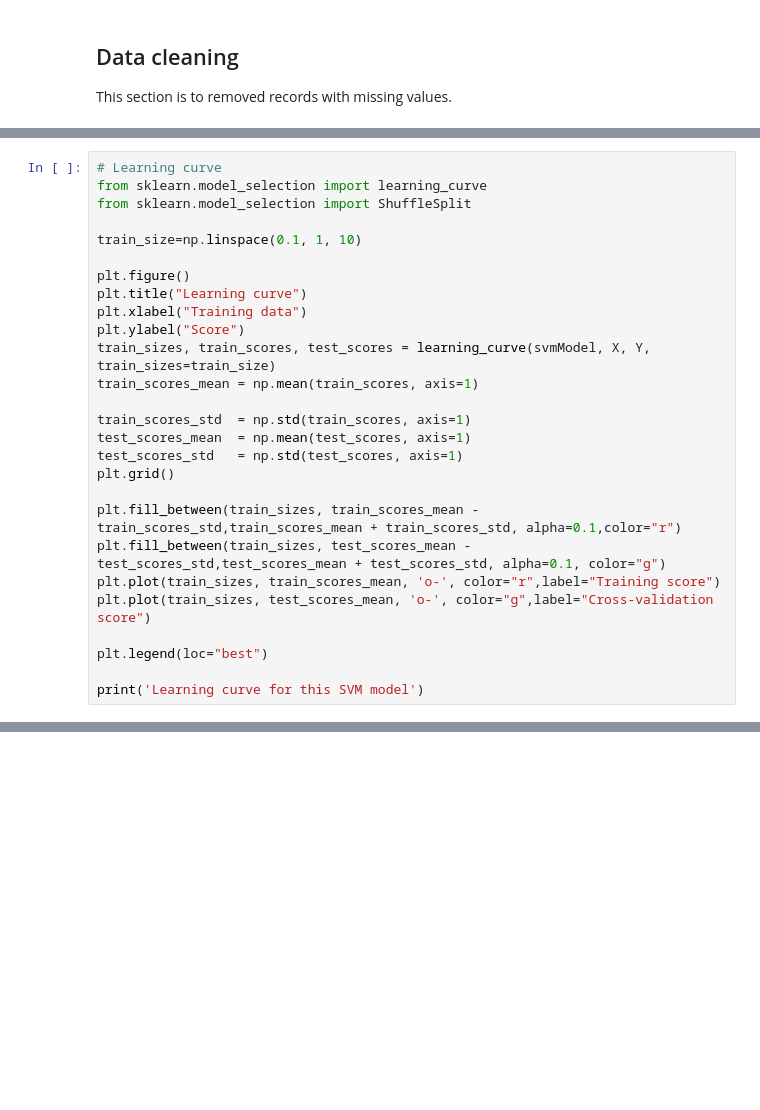
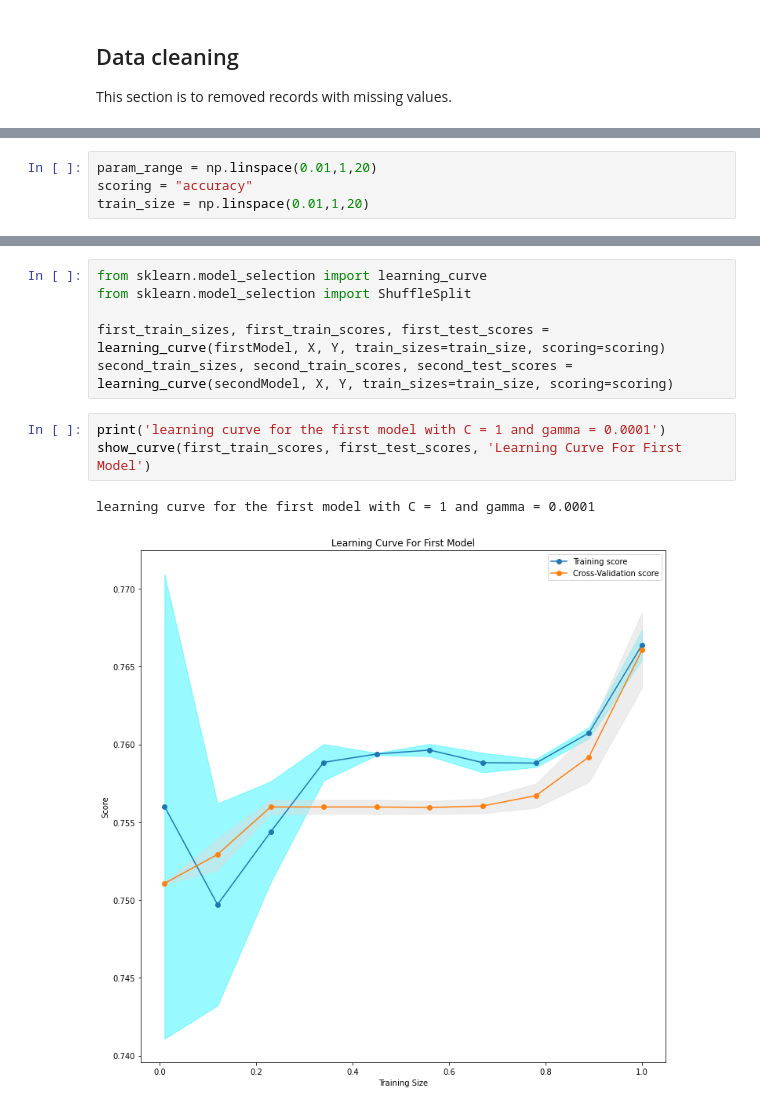
Before and after one commit to ngonhan2k5/cs-ml, a Jupyter notebook: proj1/svm.ipynb, the cells around one changed output, grey strips where cells are left out. Drawn from its saved outputs; the diff is of its cells as text; blank space fills up the shorter version.

```diff
--- a/proj1/svm.ipynb
+++ b/proj1/svm.ipynb
@@ -130 +340,5 @@ Income less than 50K       0.88      0.27      0.41      1504
+# %%
+param_range = np.linspace(0.01,1,20)
+scoring = "accuracy"
+train_size = np.linspace(0.01,1,20)
 # %% [markdown]
@@ -132,27 +345,0 @@ Income less than 50K       0.88      0.27      0.41      1504
-# %%
-# Learning curve
-from sklearn.model_selection import learning_curve
-from sklearn.model_selection import ShuffleSplit
-
-train_size=np.linspace(0.1, 1, 10)
-
-plt.figure()
-plt.title("Learning curve")
-plt.xlabel("Training data")
-plt.ylabel("Score")
-train_sizes, train_scores, test_scores = learning_curve(svmModel, X, Y, train_sizes=train_size)
-train_scores_mean = np.mean(train_scores, axis=1)
-
-train_scores_std  = np.std(train_scores, axis=1)
-test_scores_mean  = np.mean(test_scores, axis=1)
-test_scores_std   = np.std(test_scores, axis=1)
-plt.grid()
-
-plt.fill_between(train_sizes, train_scores_mean - train_scores_std,train_scores_mean + train_scores_std, alpha=0.1,color="r")
-plt.fill_between(train_sizes, test_scores_mean - test_scores_std,test_scores_mean + test_scores_std, alpha=0.1, color="g")
-plt.plot(train_sizes, train_scores_mean, 'o-', color="r",label="Training score")
-plt.plot(train_sizes, test_scores_mean, 'o-', color="g",label="Cross-validation score")
-
-plt.legend(loc="best")
-
-print('Learning curve for this SVM model')
@@ -170,0 +346,12 @@ Done drawing learning curve
+# %%
+from sklearn.model_selection import learning_curve
+from sklearn.model_selection import ShuffleSplit
+
+first_train_sizes, first_train_scores, first_test_scores = learning_curve(firstModel, X, Y, train_sizes=train_size, scoring=scoring)
+second_train_sizes, second_train_scores, second_test_scores = learning_curve(secondModel, X, Y, train_sizes=train_size, scoring=scoring)
+# %%
+print('learning curve for the first model with C = 1 and gamma = 0.0001')
+show_curve(first_train_scores, first_test_scores, 'Learning Curve For First Model')
+# %% [output]
+learning curve for the first model with C = 1 and gamma = 0.0001
+[figure, added]
```
Also changed, not shown: parts of 29 cells of this notebook.
